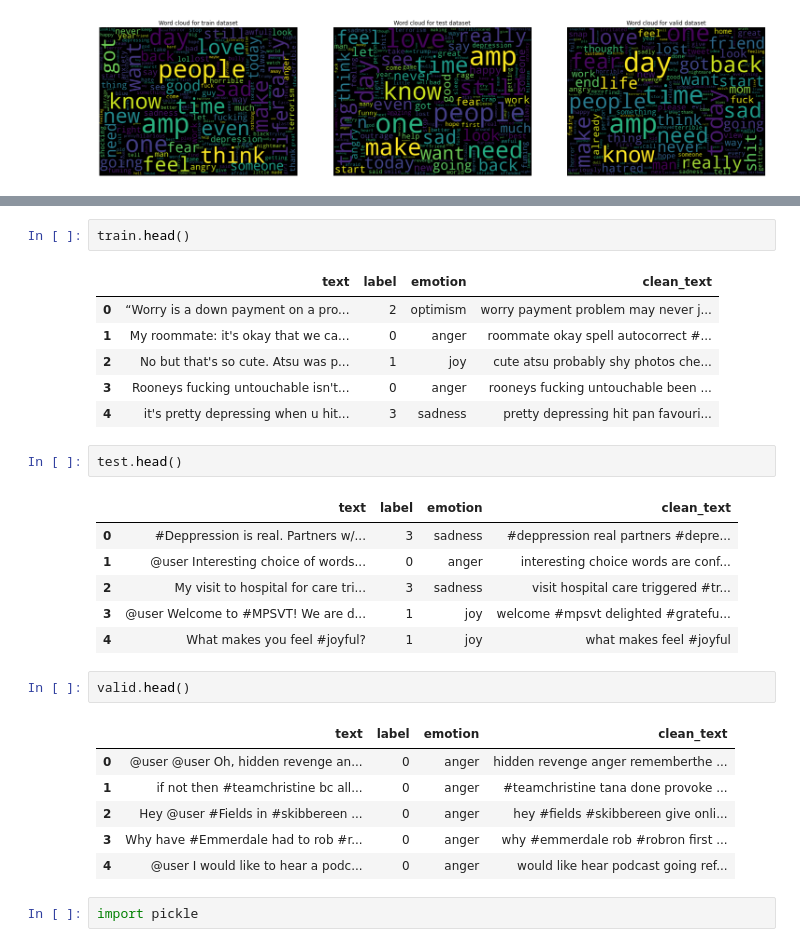
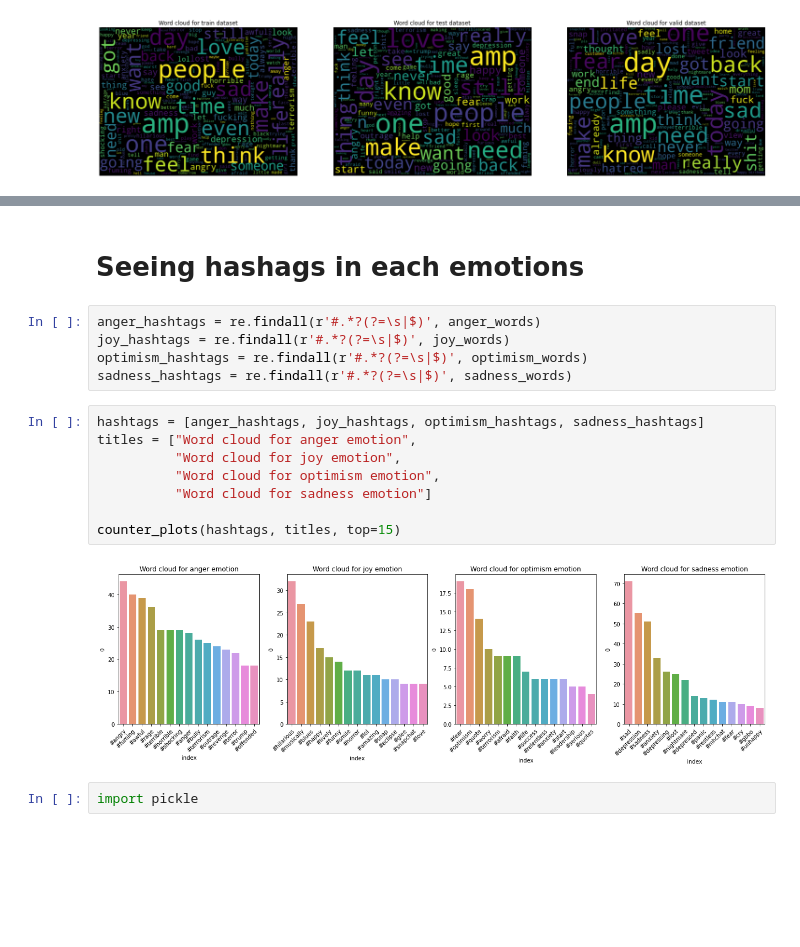
Before and after one commit to gundruke/FAA-project-2, a Jupyter notebook: DataCleaning_EDA.ipynb, the cells around one changed output, grey strips where cells are left out. Cells and saved outputs as stored; diff of their text form; blank space fills up the shorter version.

```diff
--- a/DataCleaning_EDA.ipynb
+++ b/DataCleaning_EDA.ipynb
@@ -208,30 +232,20 @@ word_clouds_text(texts, titles)
-# %%
-train.head()
-# %% [output]
-|  | text | label | emotion | clean_text |
-| 0 | “Worry is a down payment on a pro... | 2 | optimism | worry payment problem may never j... |
-| 1 | My roommate: it's okay that we ca... | 0 | anger | roommate okay spell autocorrect #... |
-| 2 | No but that's so cute. Atsu was p... | 1 | joy | cute atsu probably shy photos che... |
-| 3 | Rooneys fucking untouchable isn't... | 0 | anger | rooneys fucking untouchable been ... |
-| 4 | it's pretty depressing when u hit... | 3 | sadness | pretty depressing hit pan favouri... |
-# %%
-test.head()
-# %% [output]
-|  | text | label | emotion | clean_text |
-| 0 | #Deppression is real. Partners w/... | 3 | sadness | #deppression real partners #depre... |
-| 1 | @user Interesting choice of words... | 0 | anger | interesting choice words are conf... |
-| 2 | My visit to hospital for care tri... | 3 | sadness | visit hospital care triggered #tr... |
-| 3 | @user Welcome to #MPSVT! We are d... | 1 | joy | welcome #mpsvt delighted #gratefu... |
-| 4 | What makes you feel #joyful? | 1 | joy | what makes feel #joyful |
-# %%
-valid.head()
-# %% [output]
-|  | text | label | emotion | clean_text |
-| 0 | @user @user Oh, hidden revenge an... | 0 | anger | hidden revenge anger rememberthe ... |
-| 1 | if not then #teamchristine bc all... | 0 | anger | #teamchristine tana done provoke ... |
-| 2 | Hey @user #Fields in #skibbereen ... | 0 | anger | hey #fields #skibbereen give onli... |
-| 3 | Why have #Emmerdale had to rob #r... | 0 | anger | why #emmerdale rob #robron first ... |
-| 4 | @user I would like to hear a podc... | 0 | anger | would like hear podcast going ref... |
+# %% [markdown]
+# **Seeing hashags in each emotions**
+# %%
+anger_hashtags = re.findall(r'#.*?(?=\s|$)', anger_words)
+joy_hashtags = re.findall(r'#.*?(?=\s|$)', joy_words)
+optimism_hashtags = re.findall(r'#.*?(?=\s|$)', optimism_words)
+sadness_hashtags = re.findall(r'#.*?(?=\s|$)', sadness_words)
+# %%
+hashtags = [anger_hashtags, joy_hashtags, optimism_hashtags, sadness_hashtags]
+titles = ["Word cloud for anger emotion",
+          "Word cloud for joy emotion",
+          "Word cloud for optimism emotion",
+          "Word cloud for sadness emotion"]
+
+counter_plots(hashtags, titles, top=15)
+# %% [output]
+[figure, added]
 # %%
 import pickle
 # %%
```
Also changed, not shown: parts of 10 cells of this notebook, 1 other file.
